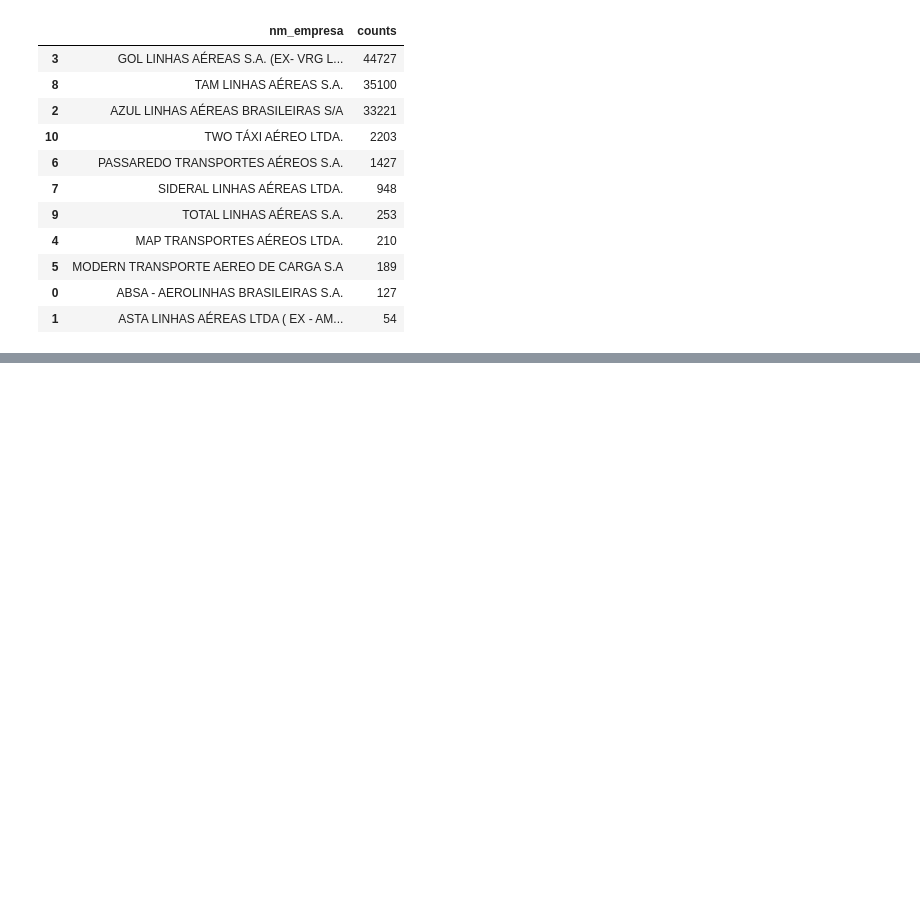
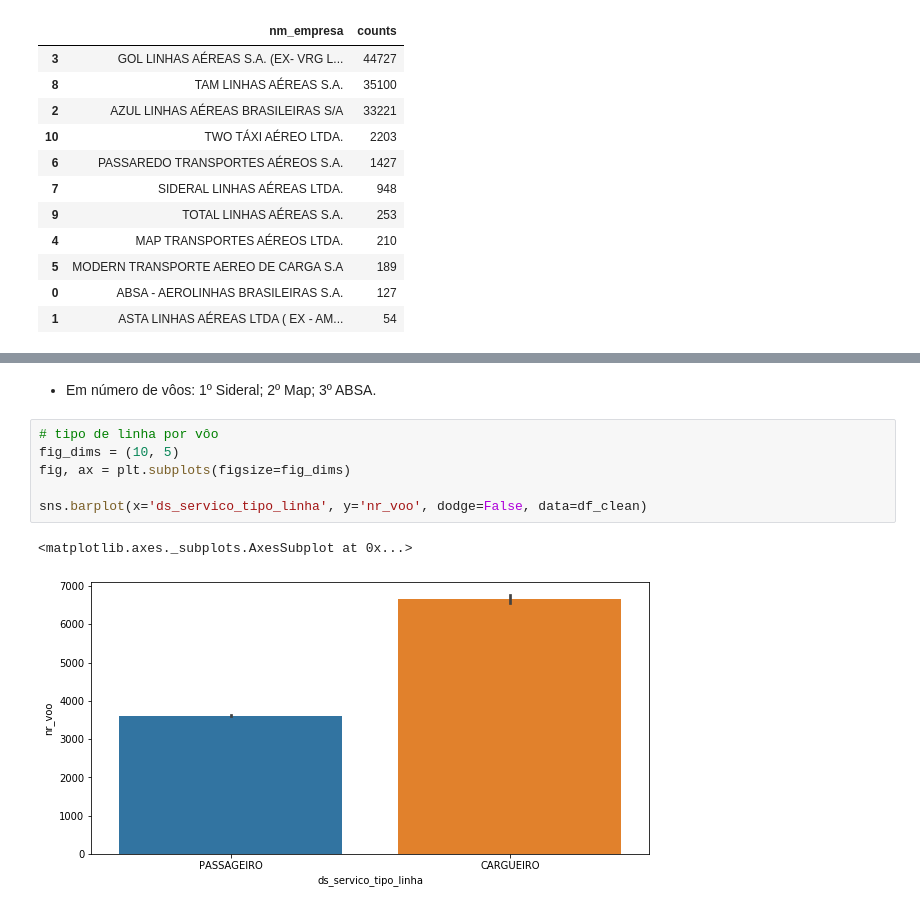
Before and after one commit to pathilink/gol, a Jupyter notebook: case_anac.ipynb, the cells around one changed output, grey strips where cells are left out. Drawn from its saved outputs; the diff is of its cells as text; blank space fills up the shorter version.

```diff
--- a/case_anac.ipynb
+++ b/case_anac.ipynb
@@ -391,0 +383,11 @@ Algumas considerações:
+# %% [markdown]
+* Em número de vôos: 1º Sideral; 2º Map; 3º ABSA.
+# %%
+# tipo de linha por vôo
+fig_dims = (10, 5)
+fig, ax = plt.subplots(figsize=fig_dims)
+
+sns.barplot(x='ds_servico_tipo_linha', y='nr_voo', dodge=False, data=df_clean)
+# %% [output]
+<matplotlib.axes._subplots.AxesSubplot at 0x...>
+[figure, added]
```
Also changed, not shown: parts of 30 cells of this notebook, 1 other file.
